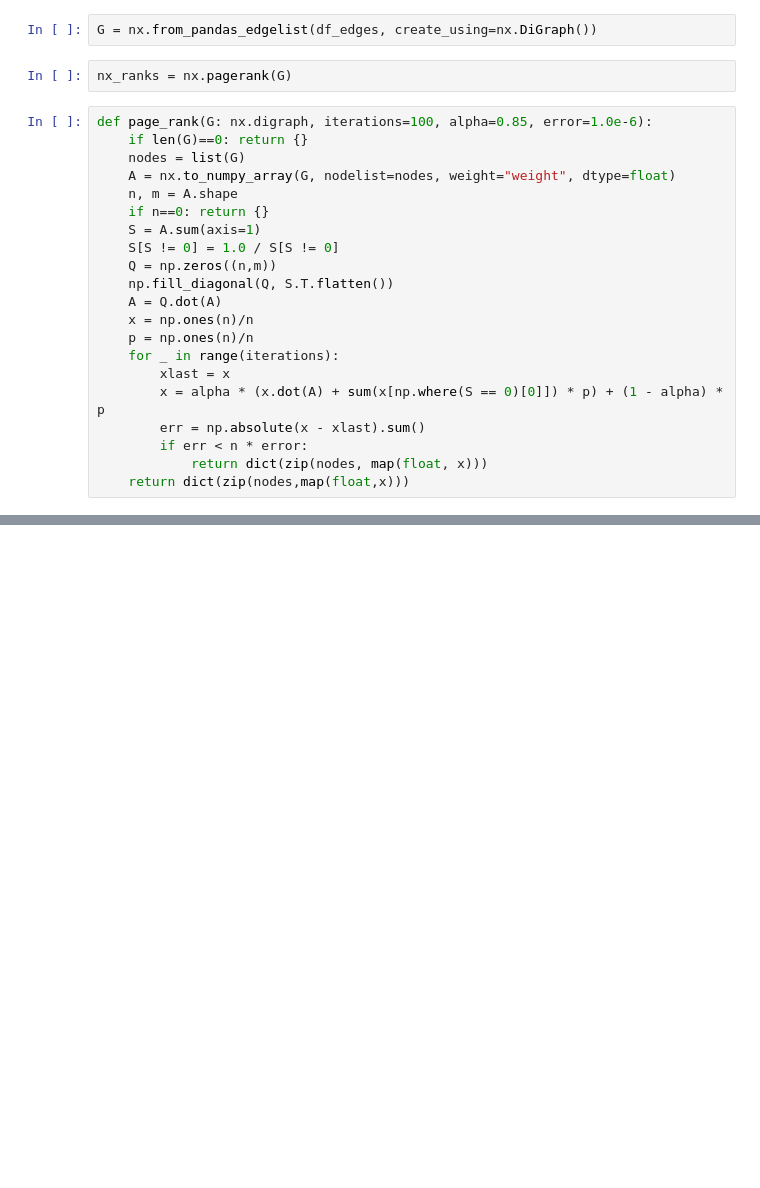
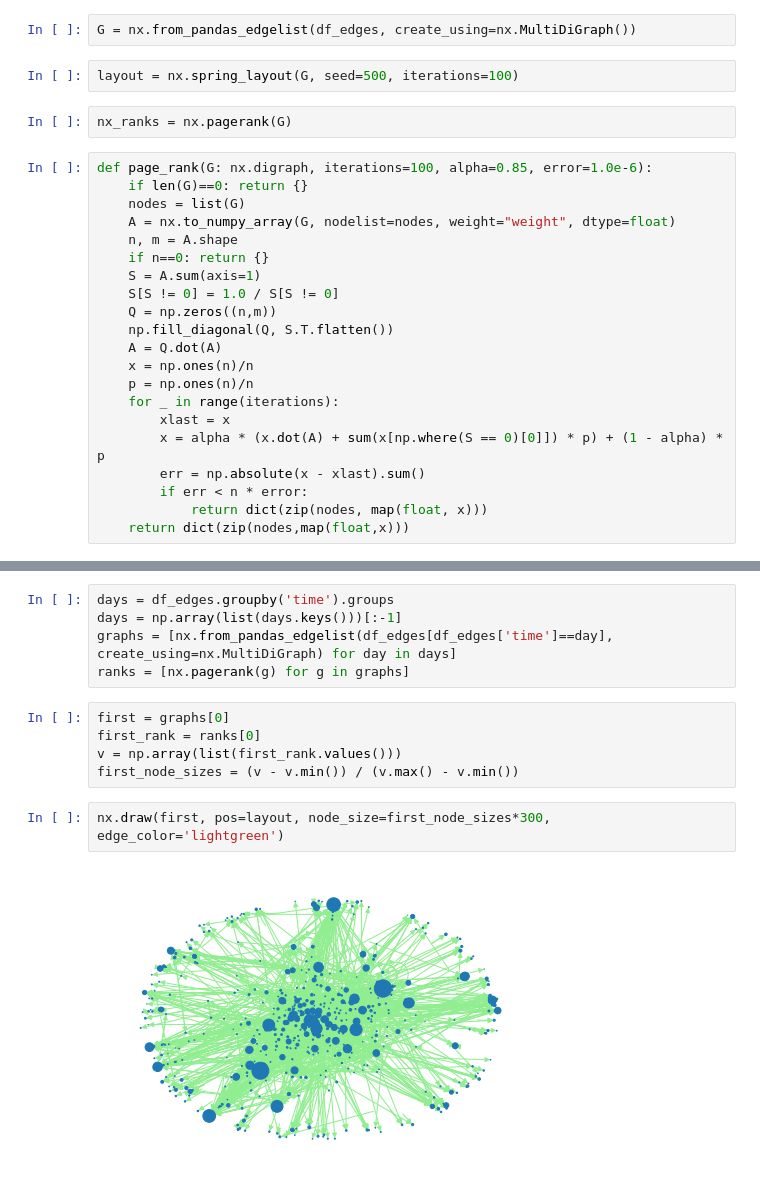
Before and after one commit to anatosun/reddit-cryptocurrency-analysis, a Jupyter notebook: notebooks/pagerank.ipynb, the cells around one changed output, grey strips where cells are left out. Cells and saved outputs as stored; diff of their text form; blank space fills up the shorter version.

```diff
--- a/notebooks/pagerank.ipynb
+++ b/notebooks/pagerank.ipynb
@@ -23,5 +28,7 @@ df_edges
 # %%
-G = nx.from_pandas_edgelist(df_edges, create_using=nx.DiGraph())
+G = nx.from_pandas_edgelist(df_edges, create_using=nx.MultiDiGraph())
+# %%
+layout = nx.spring_layout(G, seed=500, iterations=100)
 # %%
 nx_ranks = nx.pagerank(G)
 # %%
@@ -55,0 +77,14 @@ overall_error.sum()
+# %%
+days = df_edges.groupby('time').groups
+days = np.array(list(days.keys()))[:-1]
+graphs = [nx.from_pandas_edgelist(df_edges[df_edges['time']==day], create_using=nx.MultiDiGraph) for day in days]
+ranks = [nx.pagerank(g) for g in graphs]
+# %%
+first = graphs[0]
+first_rank = ranks[0]
+v = np.array(list(first_rank.values()))
+first_node_sizes = (v - v.min()) / (v.max() - v.min())
+# %%
+nx.draw(first, pos=layout, node_size=first_node_sizes*300, edge_color='lightgreen')
+# %% [output]
+[figure, added]
```
Also changed, not shown: parts of 10 cells of this notebook, 10 other files.
